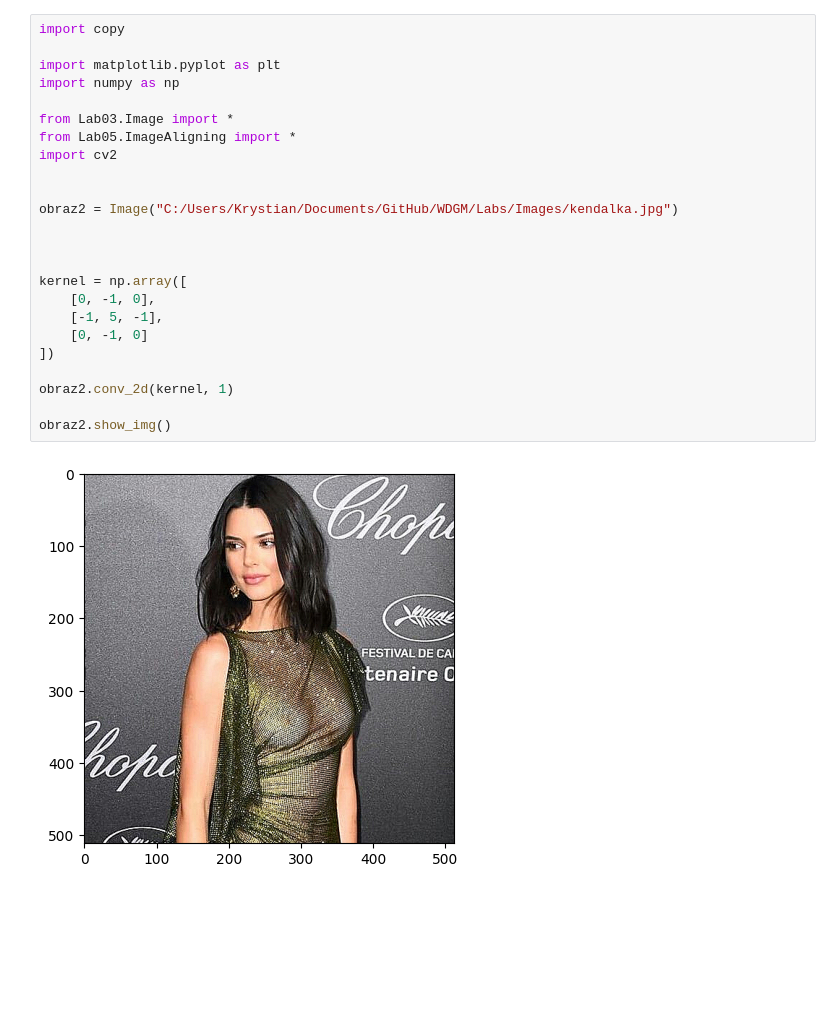
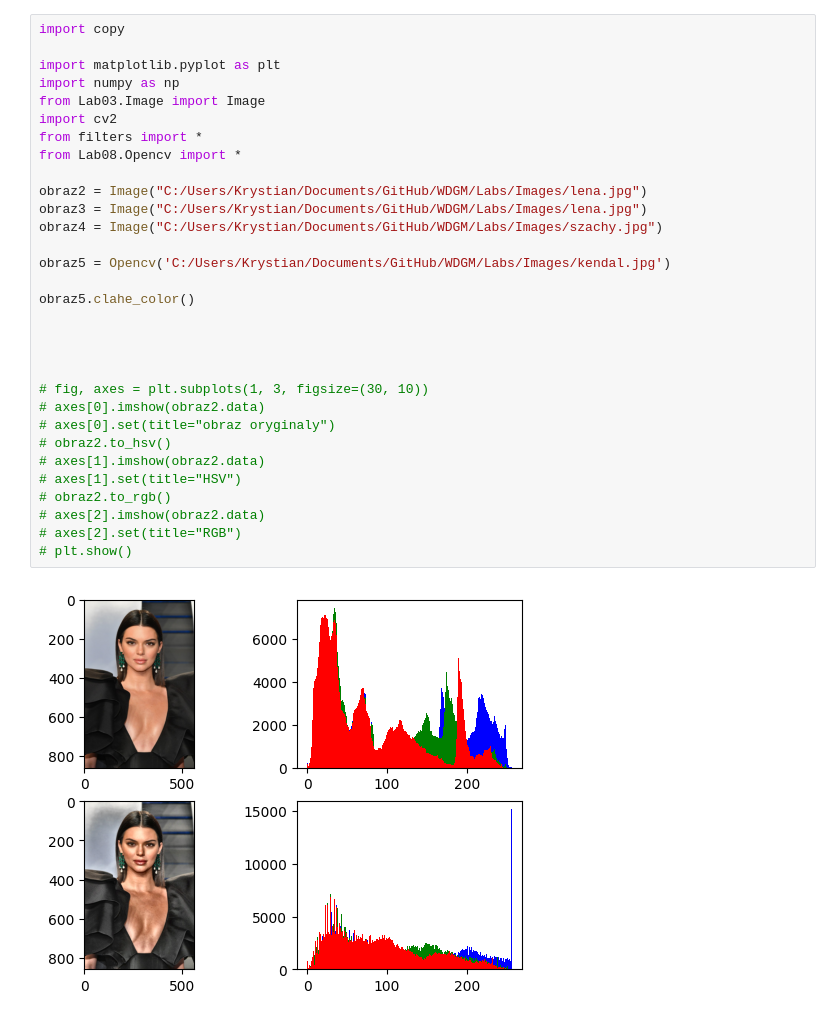
Before and after one commit to KrystianKierklo/WDGM, a Jupyter notebook: Labs/test.ipynb, the cells around one changed output. Drawn from its saved outputs; the diff is of its cells as text; blank space fills up the shorter version.

Commit message:
opencv add to my library

```diff
--- a/Labs/test.ipynb
+++ b/Labs/test.ipynb
@@ -1,26 +1,33 @@
-# %%
-import copy
-
-import matplotlib.pyplot as plt
-import numpy as np
-
-from Lab03.Image import *
-from Lab05.ImageAligning import *
-import cv2
-
-
-obraz2 = Image("C:/Users/Krystian/Documents/GitHub/WDGM/Labs/Images/kendalka.jpg")
-
-
-
-kernel = np.array([
-    [0, -1, 0],
-    [-1, 5, -1],
-    [0, -1, 0]
-])
-
-obraz2.conv_2d(kernel, 1)
-
-obraz2.show_img()
-# %% [output]
-[figure, removed]
+# %%
+import copy
+
+import matplotlib.pyplot as plt
+import numpy as np
+from Lab03.Image import Image
+import cv2
+from filters import *
+from Lab08.Opencv import *
+
+obraz2 = Image("C:/Users/Krystian/Documents/GitHub/WDGM/Labs/Images/lena.jpg")
+obraz3 = Image("C:/Users/Krystian/Documents/GitHub/WDGM/Labs/Images/lena.jpg")
+obraz4 = Image("C:/Users/Krystian/Documents/GitHub/WDGM/Labs/Images/szachy.jpg")
+
+obraz5 = Opencv('C:/Users/Krystian/Documents/GitHub/WDGM/Labs/Images/kendal.jpg')
+
+obraz5.clahe_color()
+
+
+
+
+# fig, axes = plt.subplots(1, 3, figsize=(30, 10))
+# axes[0].imshow(obraz2.data)
+# axes[0].set(title="obraz oryginaly")
+# obraz2.to_hsv()
+# axes[1].imshow(obraz2.data)
+# axes[1].set(title="HSV")
+# obraz2.to_rgb()
+# axes[2].imshow(obraz2.data)
+# axes[2].set(title="RGB")
+# plt.show()
+# %% [output]
+[figure, added]
```
Also changed, not shown: 12 other files.
